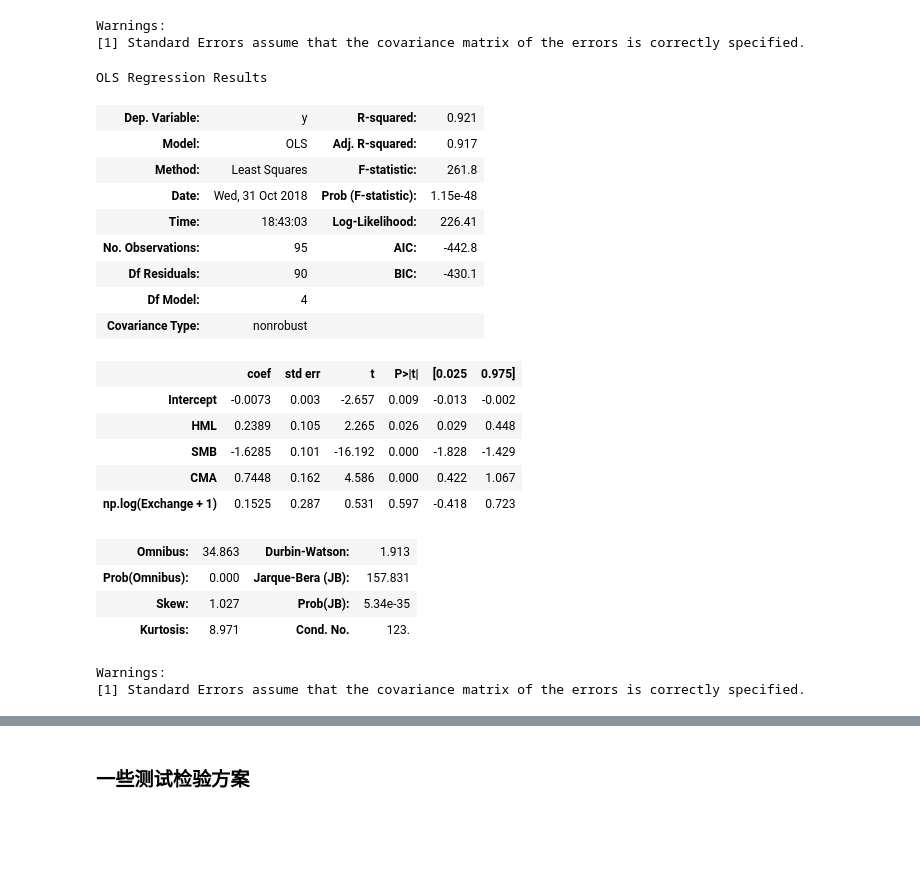
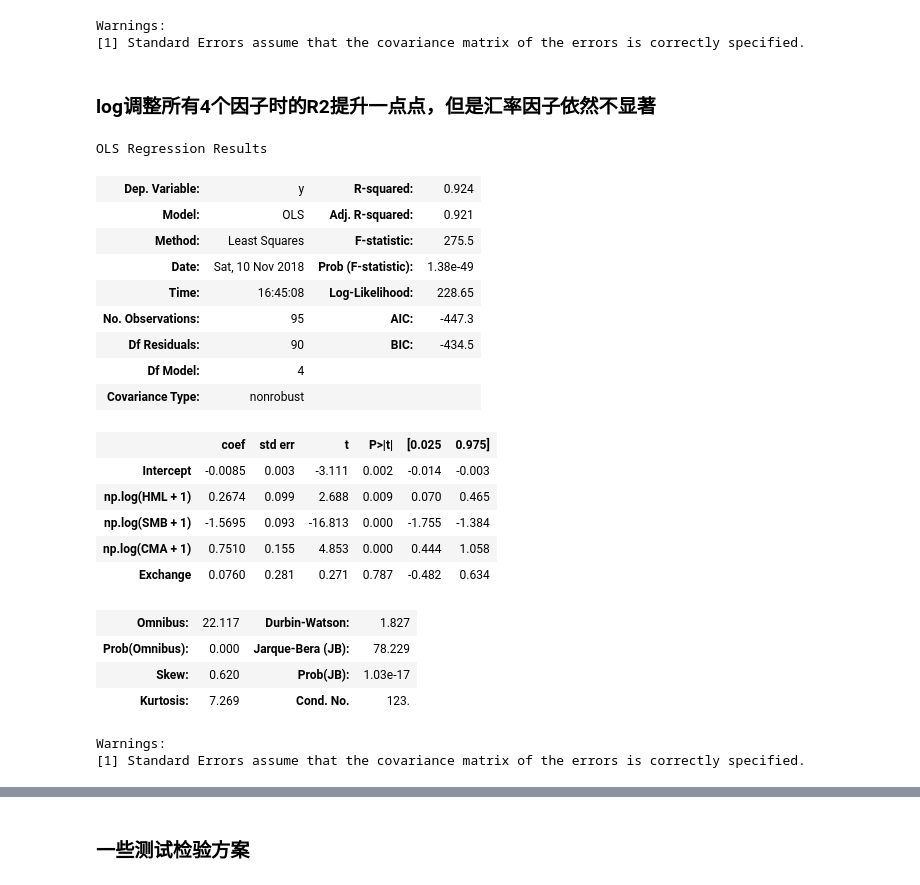
Before and after one commit to brainee/fama, a Jupyter notebook: fama5/zy-fama-frech-4-generial.ipynb, the cells around one changed output, grey strips where cells are left out. Cells and saved outputs as stored; diff of their text form; code cells hidden in the pictures; blank space fills up the shorter version.

```diff
--- a/fama5/zy-fama-frech-4-generial.ipynb
+++ b/fama5/zy-fama-frech-4-generial.ipynb
@@ -1650,31 +1650,34 @@ OLS Regression Results
 | Kurtosis: | 4.541 | Cond. No. | 499. |
 Warnings:
 [1] Standard Errors assume that the covariance matrix of the errors is correctly specified.
+# %% [markdown]
+### log调整所有4个因子时的R2提升一点点，但是汇率因子依然不显著
 # %%
 
-ols_model = smf.ols('y ~ HML + SMB + CMA + np.log(Exchange+1)-e ', data=df_xy)
+ols_model = smf.ols('y ~ np.log(HML+1) + np.log(SMB+1) + np.log(CMA+1) + np.log(Exchange)', data=df_xy)
+# ols_model = smf.ols('y ~ HML + SMB + CMA + np.log(Exchange+1)', data=df_xy)
 results = ols_model.fit()#cov_type='HC3'
 results.summary()
 # %% [output]
 OLS Regression Results
-| Dep. Variable: | y | R-squared: | 0.921 |
-| Model: | OLS | Adj. R-squared: | 0.917 |
-| Method: | Least Squares | F-statistic: | 261.8 |
-| Date: | Wed, 31 Oct 2018 | Prob (F-statistic): | 1.15e-48 |
-| Time: | 18:43:03 | Log-Likelihood: | 226.41 |
-| No. Observations: | 95 | AIC: | -442.8 |
-| Df Residuals: | 90 | BIC: | -430.1 |
+| Dep. Variable: | y | R-squared: | 0.924 |
+| Model: | OLS | Adj. R-squared: | 0.921 |
+| Method: | Least Squares | F-statistic: | 275.5 |
+| Date: | Sat, 10 Nov 2018 | Prob (F-statistic): | 1.38e-49 |
+| Time: | 16:45:08 | Log-Likelihood: | 228.65 |
+| No. Observations: | 95 | AIC: | -447.3 |
+| Df Residuals: | 90 | BIC: | -434.5 |
 | Df Model: | 4 |  |  |
 | Covariance Type: | nonrobust |  |  |
 |  | coef | std err | t | P>|t| | [0.025 | 0.975] |
-| Intercept | -0.0073 | 0.003 | -2.657 | 0.009 | -0.013 | -0.002 |
-| HML | 0.2389 | 0.105 | 2.265 | 0.026 | 0.029 | 0.448 |
-| SMB | -1.6285 | 0.101 | -16.192 | 0.000 | -1.828 | -1.429 |
-| CMA | 0.7448 | 0.162 | 4.586 | 0.000 | 0.422 | 1.067 |
-| np.log(Exchange + 1) | 0.1525 | 0.287 | 0.531 | 0.597 | -0.418 | 0.723 |
+| Intercept | -0.0085 | 0.003 | -3.111 | 0.002 | -0.014 | -0.003 |
+| np.log(HML + 1) | 0.2674 | 0.099 | 2.688 | 0.009 | 0.070 | 0.465 |
+| np.log(SMB + 1) | -1.5695 | 0.093 | -16.813 | 0.000 | -1.755 | -1.384 |
+| np.log(CMA + 1) | 0.7510 | 0.155 | 4.853 | 0.000 | 0.444 | 1.058 |
+| Exchange | 0.0760 | 0.281 | 0.271 | 0.787 | -0.482 | 0.634 |
-| Omnibus: | 34.863 | Durbin-Watson: | 1.913 |
-| Prob(Omnibus): | 0.000 | Jarque-Bera (JB): | 157.831 |
-| Skew: | 1.027 | Prob(JB): | 5.34e-35 |
-| Kurtosis: | 8.971 | Cond. No. | 123. |
+| Omnibus: | 22.117 | Durbin-Watson: | 1.827 |
+| Prob(Omnibus): | 0.000 | Jarque-Bera (JB): | 78.229 |
+| Skew: | 0.620 | Prob(JB): | 1.03e-17 |
+| Kurtosis: | 7.269 | Cond. No. | 123. |
 Warnings:
 [1] Standard Errors assume that the covariance matrix of the errors is correctly specified.
```
Also changed, not shown: parts of 6 cells of this notebook, 3 other files.
